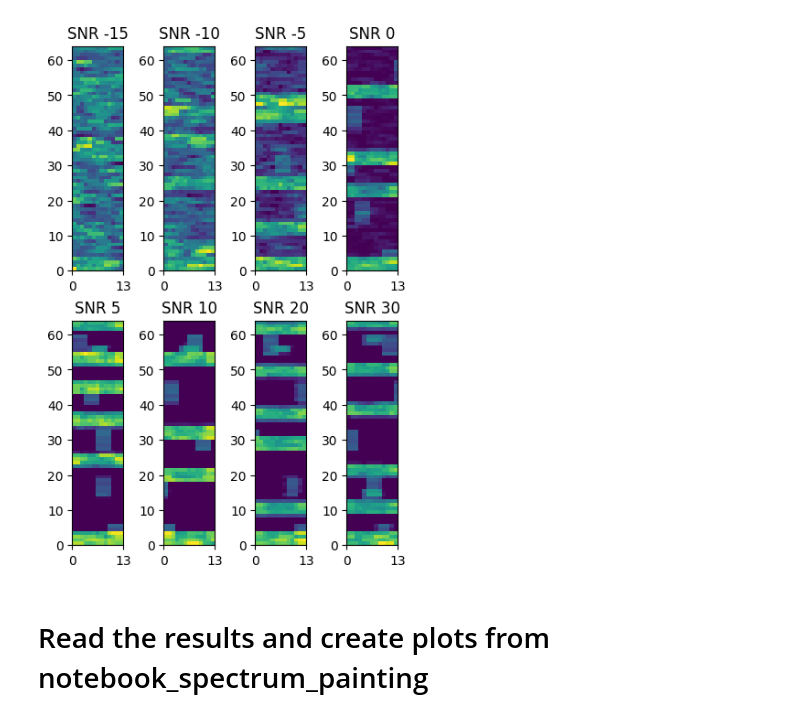
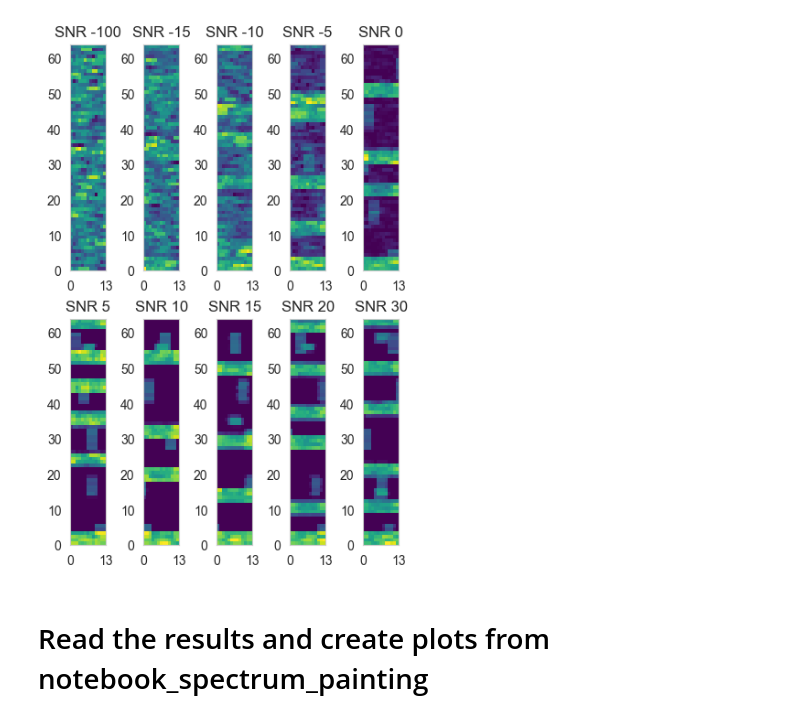
Before and after one commit to sds100/TinyMLSpectrumSensing, a Jupyter notebook: training/notebook_paper_plotting.ipynb, the cells around one changed output. Drawn from its saved outputs; the diff is of its cells as text; code cells hidden in the pictures.

```diff
--- a/training/notebook_paper_plotting.ipynb
+++ b/training/notebook_paper_plotting.ipynb
@@ -12,7 +14,7 @@ from training.result import Result
 from training.spectrum_painting import augment_spectrogram, downsample_spectrogram, paint_spectrogram
 # %%
 classes = ["ZBW"]
-snr = -15
+snr = 15
 
 spectrum_painting_options = sp_training.SpectrumPaintingTrainingOptions(
     downsample_resolution=64,
@@ -40,7 +42,7 @@ fig, axes = plt.subplots(nrows=1, ncols=2, figsize=(8, 4), constrained_layout=Tr
 
 def plot_spectrogram(spectrogram: npt.NDArray, index: int, name: str):
     plt.subplot(1, 2, index)
-    plt.pcolormesh(spectrogram)
+    plt.pcolormesh(spectrogram, cmap='viridis')
     plt.title(name)
     plt.xticks((0, spectrogram.shape[1]))
     plt.xticks()
@@ -74,7 +76,7 @@ fig, axes = plt.subplots(nrows=1, ncols=3, figsize=(4, 4), constrained_layout=Tr
 
 def plot_spectrogram(spectrogram: npt.NDArray, index: int, name: str):
     plt.subplot(1, 3, index)
-    plt.pcolormesh(spectrogram)
+    plt.pcolormesh(spectrogram, cmap='viridis')
     plt.title(name)
     plt.xticks((0, spectrogram.shape[1]))
     plt.xticks()
@@ -96,13 +98,13 @@ fig.supylabel("Time bins")
 plt.show()
 
 plt.figure(figsize=(1, 4))
-plt.pcolormesh(augmented)
+plt.pcolormesh(augmented, cmap='viridis')
 plt.axis("off")
 plt.yticks(None)
 plt.show()
 
 plt.figure(figsize=(1, 4))
-plt.pcolormesh(painted)
+plt.pcolormesh(painted, cmap='viridis')
 plt.axis("off")
 plt.yticks(None)
 plt.show()
@@ -115,32 +117,32 @@ plt.show()
 # %%
-snr_list = [-15, -10, -5, 0, 5, 10, 20, 30]
+snr_list = [-100, -15, -10, -5, 0, 5, 10, 15, 20, 30]
 
 spectrogram = sp_data.load_spectrograms(data_dir="data/numpy",
                                         classes=["ZBW"],
                                         snr_list=snr_list,
                                         windows_per_spectrogram=256,
                                         window_length=256,
                                         nfft=64)
 
-fig, axes = plt.subplots(nrows=2, ncols=4, figsize=(4, 6), constrained_layout=True)
+fig, axes = plt.subplots(nrows=2, ncols=5, figsize=(4, 6), constrained_layout=True)
 
 
 def plot_spectrogram(spectrogram: npt.NDArray, index: int, name: str):
-    plt.subplot(2, 4, index)
-    plt.pcolormesh(spectrogram)
+    plt.subplot(2, 5, index)
+    plt.pcolormesh(spectrogram, cmap='viridis')
     plt.title(name)
     plt.xticks((0, spectrogram.shape[1]))
     plt.xticks()
 
 
 for i, snr in enumerate(snr_list):
     spec = spectrogram[snr][0].values
 
     downsampled = downsample_spectrogram(spectrogram=spec, resolution=64)
     augmented = augment_spectrogram(spectrogram=downsampled, k=3, l=16, d=4)
 
     plot_spectrogram(augmented, i + 1, f"SNR {snr}")
 # %% [output]
-[figure, old version]
+[figure, new version]
 # %% [markdown]
 # Read the results and create plots from notebook_spectrum_painting
```
Also changed, not shown: parts of 4 cells of this notebook, 8 other files.
